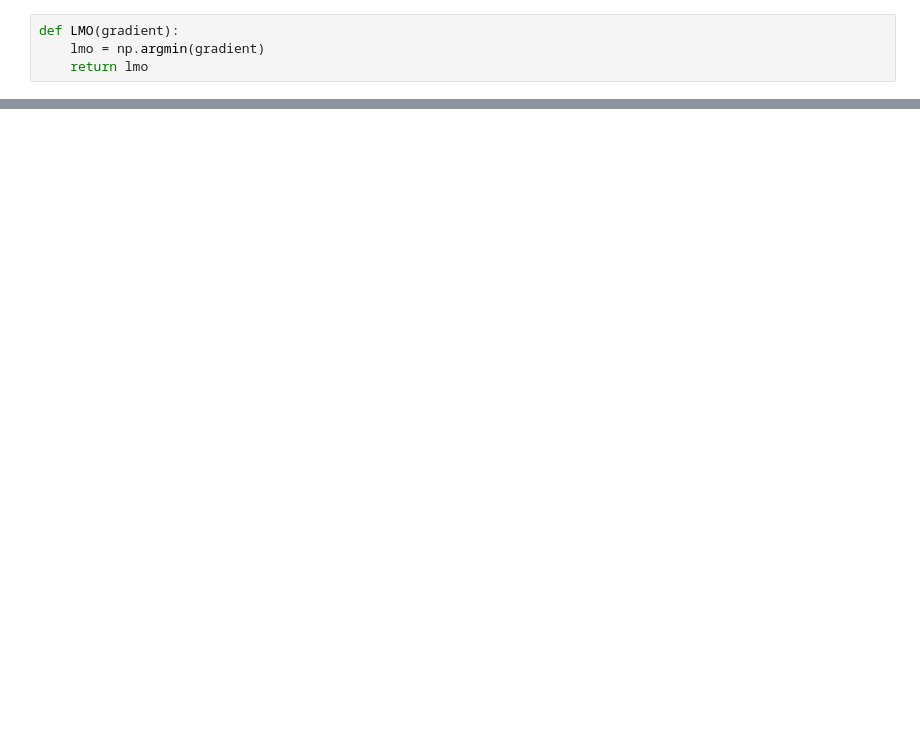
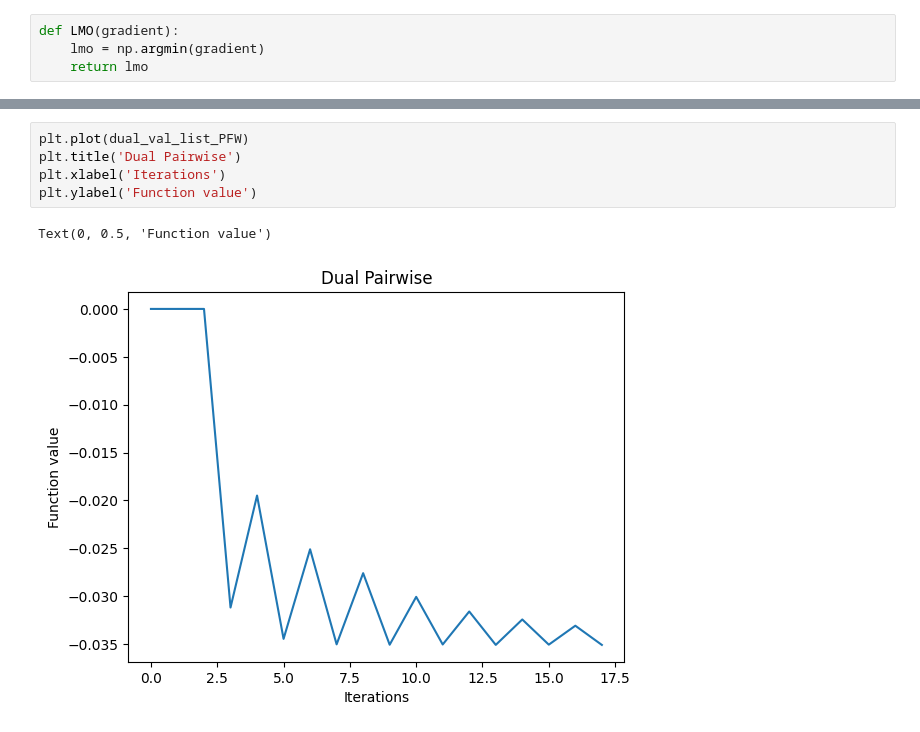
Before and after one commit to joanorePD/Astronomical_Anomaly_Detection_with_MEB, a Jupyter notebook: notebooks/away_step.ipynb, the cells around one changed output, grey strips where cells are left out. Cells and saved outputs as stored; diff of their text form; blank space fills up the shorter version.

```diff
--- a/notebooks/away_step.ipynb
+++ b/notebooks/away_step.ipynb
@@ -251,0 +302,8 @@ plt.scatter(df['u-g'], df['g-r'], c=np.where(df['Type'] == b'ab', 'r', 'b'), s=1
+# %%
+plt.plot(dual_val_list_PFW)
+plt.title('Dual Pairwise')
+plt.xlabel('Iterations')
+plt.ylabel('Function value')
+# %% [output]
+Text(0, 0.5, 'Function value')
+[figure, added]
```
Also changed, not shown: parts of 10 cells of this notebook.
